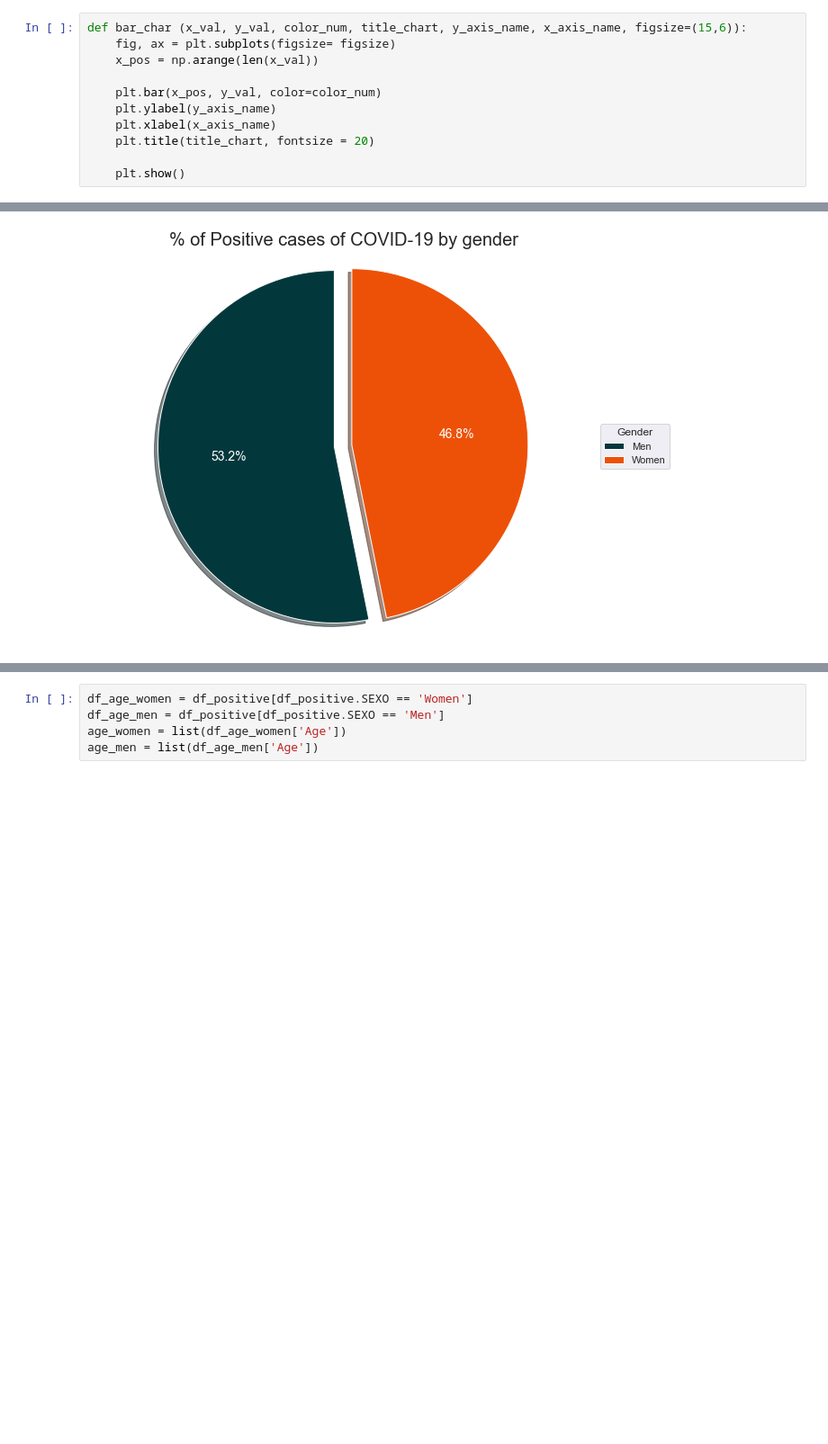
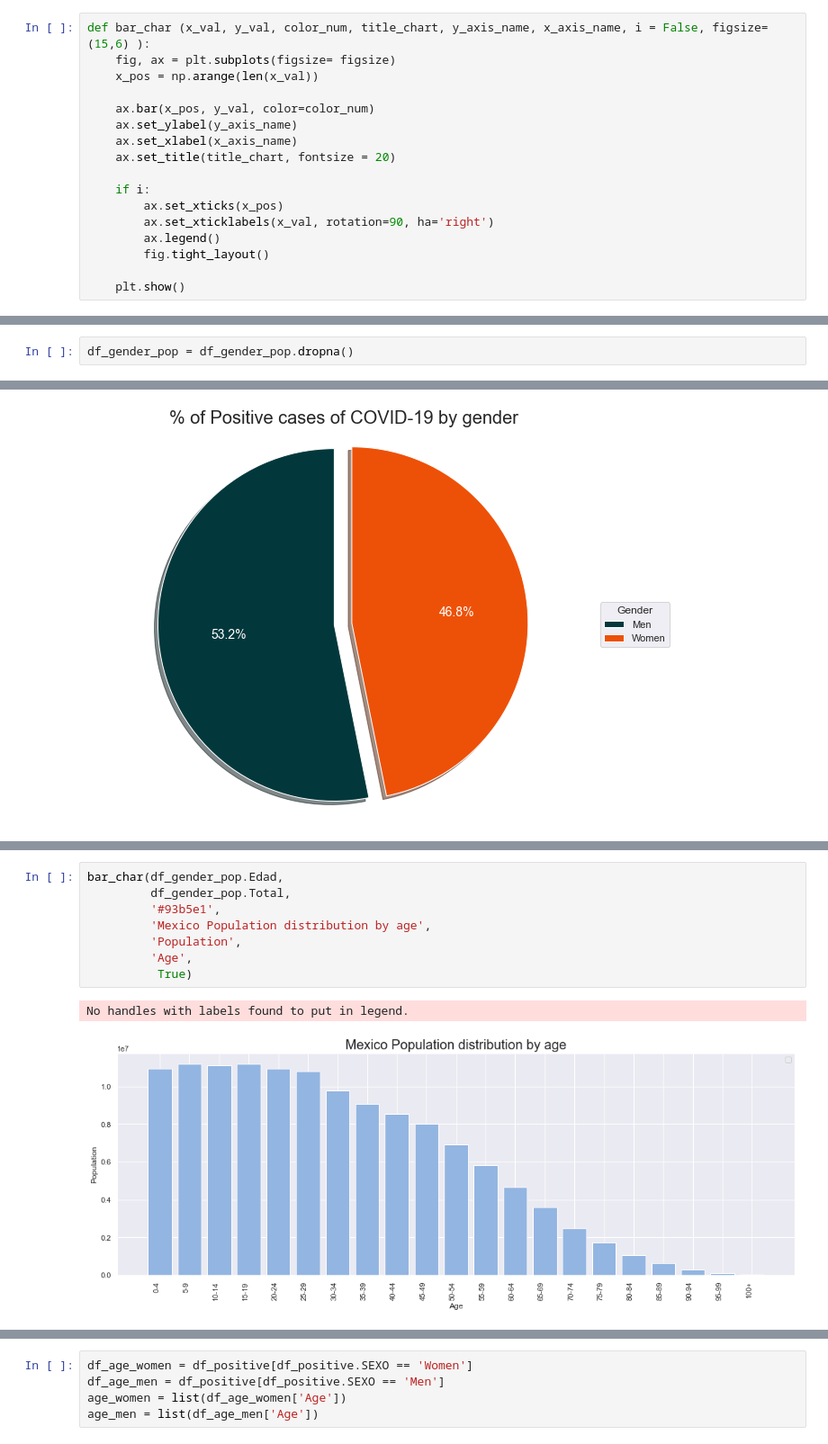
Before and after one commit to epg3/COVID_19_MX, a Jupyter notebook: EDA.ipynb, the cells around one changed output, grey strips where cells are left out. Shown at 90% size. Saved outputs shown, nothing was run; the diff lists cells and outputs as text; blank space fills up the shorter version.

```diff
--- a/EDA.ipynb
+++ b/EDA.ipynb
@@ -607,14 +642,20 @@ df_positive.DEF.sum()
 # %% [output]
 47746
 # %%
-def bar_char (x_val, y_val, color_num, title_chart, y_axis_name, x_axis_name, figsize=(15,6)):
+def bar_char (x_val, y_val, color_num, title_chart, y_axis_name, x_axis_name, i = False, figsize=(15,6) ):
     fig, ax = plt.subplots(figsize= figsize)
     x_pos = np.arange(len(x_val))
 
-    plt.bar(x_pos, y_val, color=color_num)
-    plt.ylabel(y_axis_name)
-    plt.xlabel(x_axis_name)
-    plt.title(title_chart, fontsize = 20)
+    ax.bar(x_pos, y_val, color=color_num)
+    ax.set_ylabel(y_axis_name)
+    ax.set_xlabel(x_axis_name)
+    ax.set_title(title_chart, fontsize = 20)
+
+    if i:
+        ax.set_xticks(x_pos)
+        ax.set_xticklabels(x_val, rotation=90, ha='right')
+        ax.legend()
+        fig.tight_layout()
 
     plt.show()
 # %%
@@ -697 +736,3 @@ df_pop_age = df_pop_age.dropna()
+# %%
+df_gender_pop = df_gender_pop.dropna()
 # %%
@@ -787,0 +839,11 @@ plt.show()
+# %%
+bar_char(df_gender_pop.Edad,
+         df_gender_pop.Total,
+         '#93b5e1',
+         'Mexico Population distribution by age',
+         'Population',
+         'Age',
+          True)
+# %% [output]
+No handles with labels found to put in legend.
+[figure, added]
```
Also changed, not shown: parts of 39 cells of this notebook.
